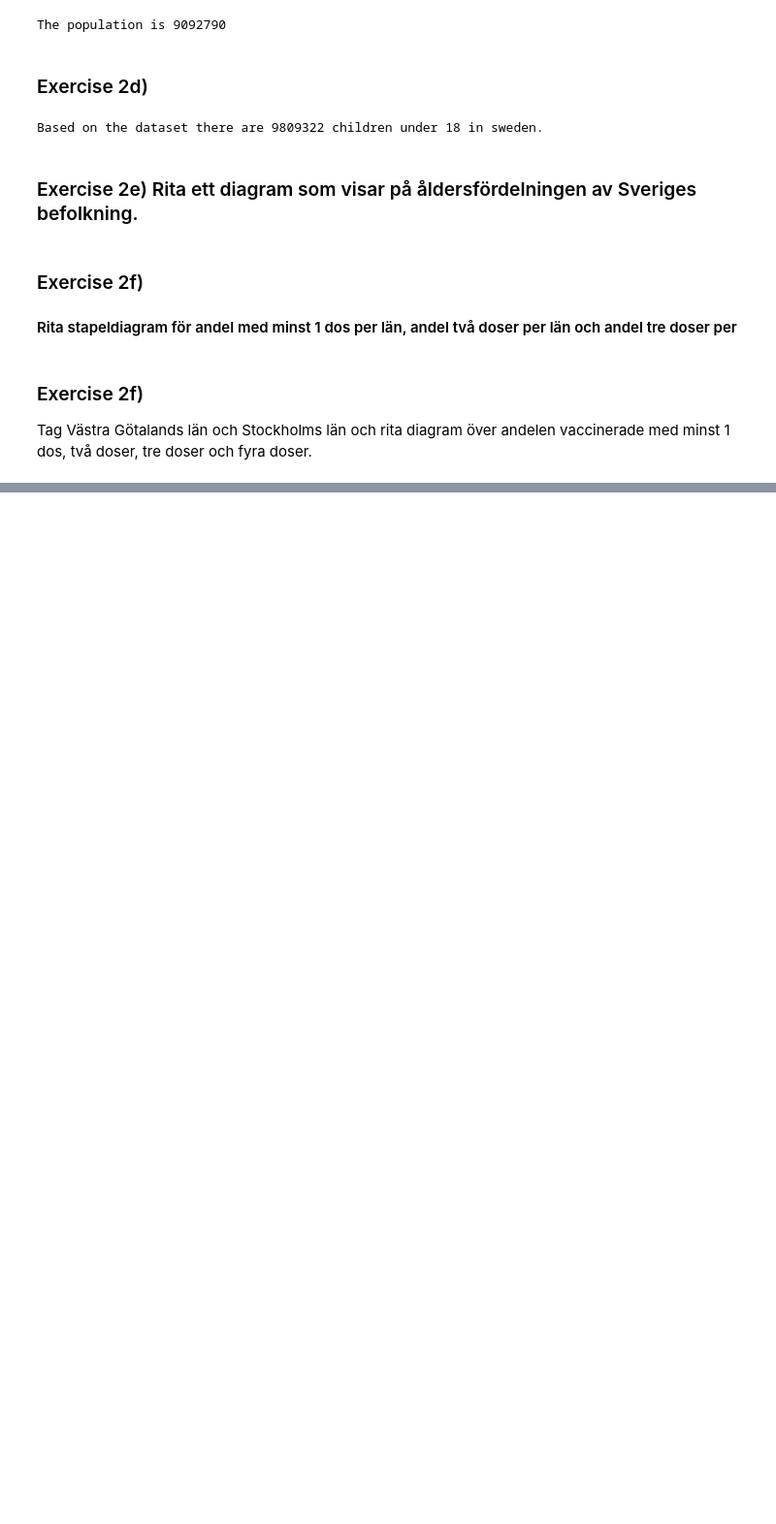
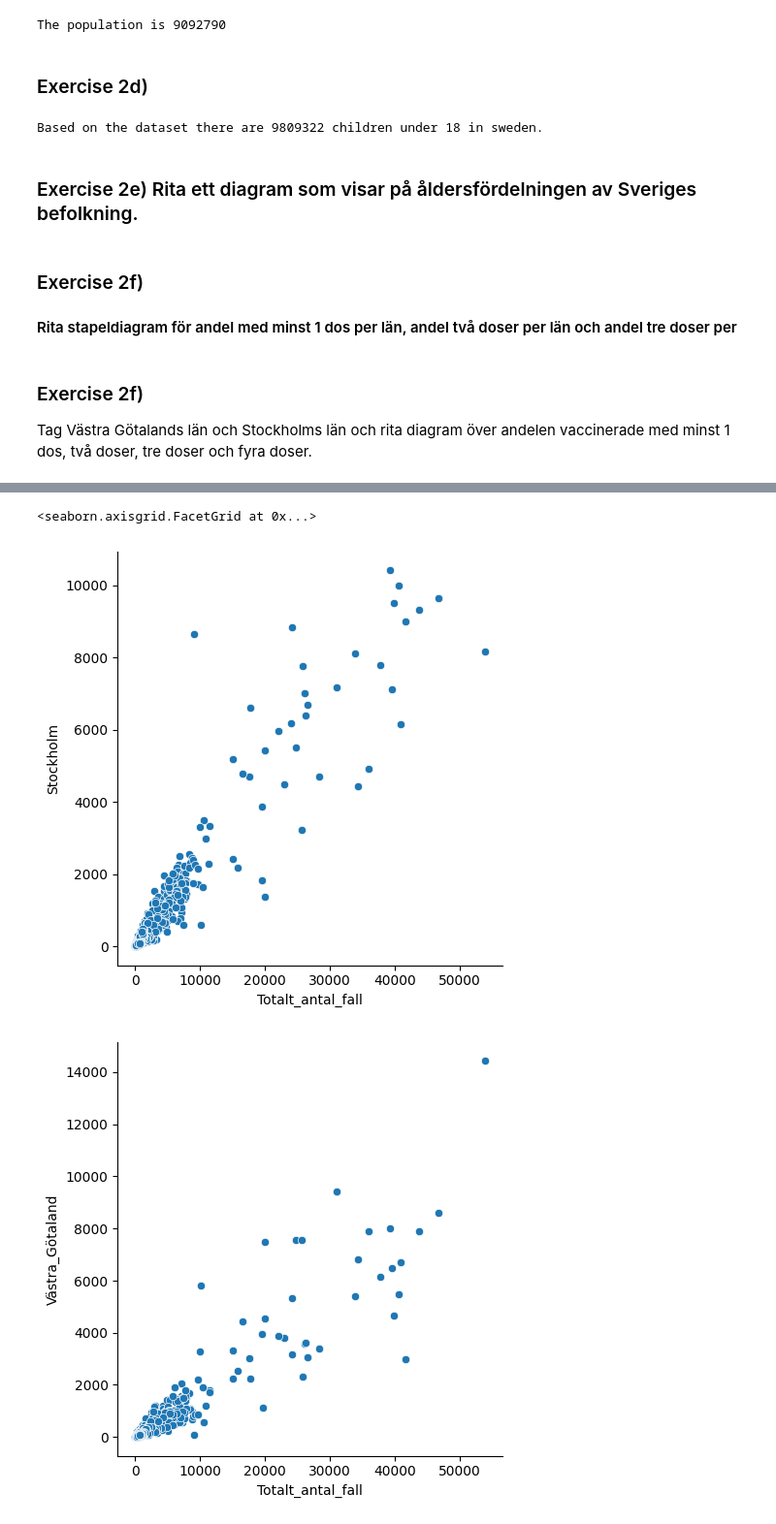
Before and after one commit to Jenniferola/Databehandling-Jennifer-Olausson, a Jupyter notebook: Labb_1_databehandling/main.ipynb, the cells around one changed output, grey strips where cells are left out. Shown at 97% size. Drawn from its saved outputs; the diff is of its cells as text; code cells hidden in the pictures; blank space fills up the shorter version.

```diff
--- a/Labb_1_databehandling/main.ipynb
+++ b/Labb_1_databehandling/main.ipynb
@@ -263,0 +310,10 @@ v_group
+# %%
+# Endast för mig, ta bort sen
+covid19_number_per_day_region.head()
+
+sns.relplot(data=covid19_number_per_day_region, x="Totalt_antal_fall", y="Stockholm")
+sns.relplot(data=covid19_number_per_day_region, x="Totalt_antal_fall", y="Västra_Götaland")
+# %% [output]
+<seaborn.axisgrid.FacetGrid at 0x...>
+[figure, added]
+[figure, added]
```
Also changed, not shown: parts of 15 cells of this notebook.
